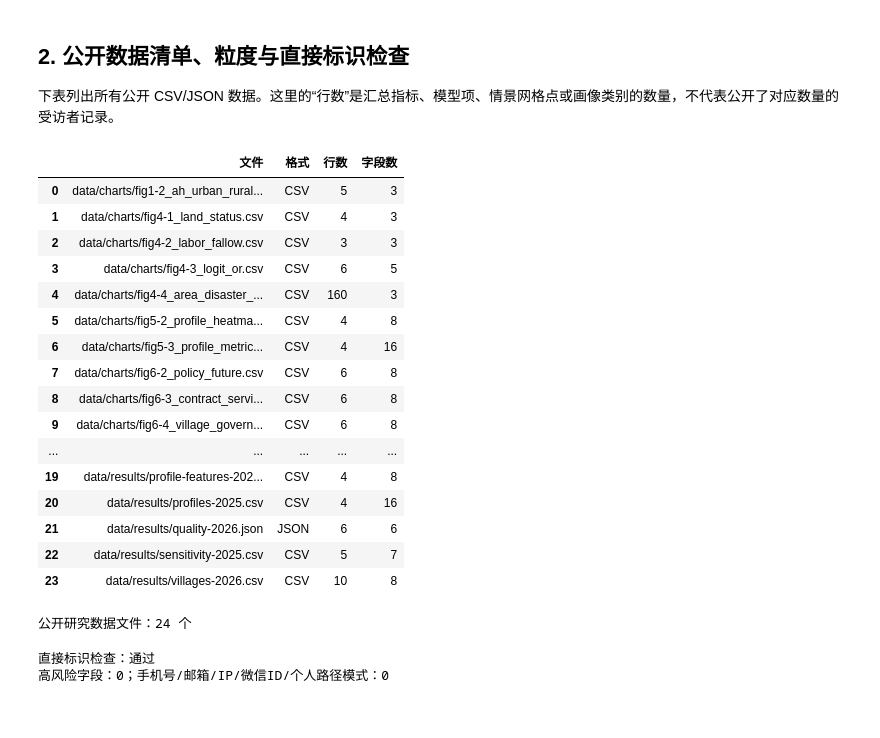
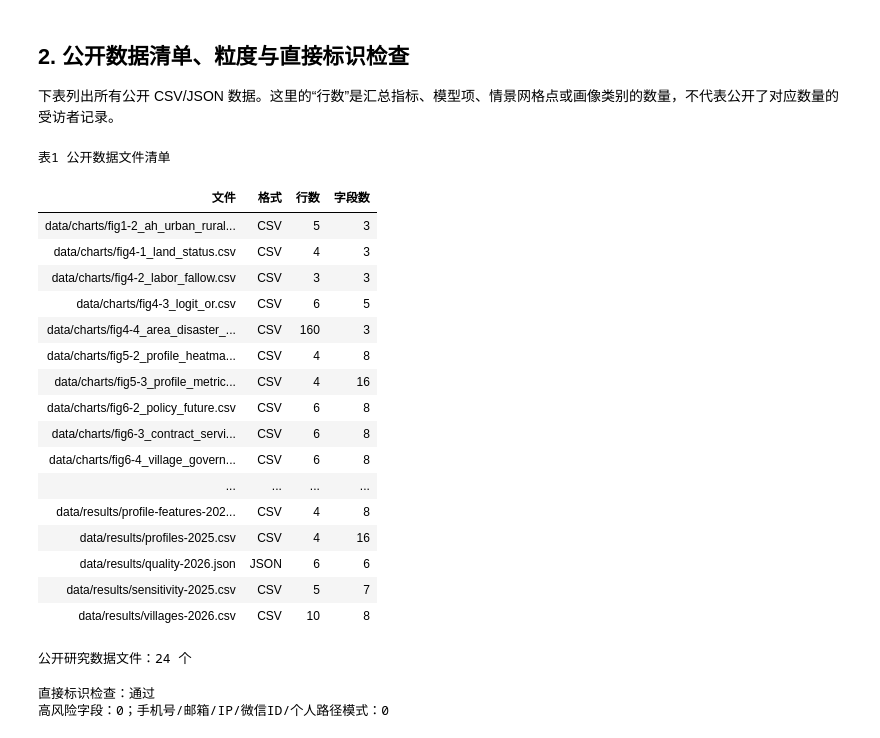
Before and after one commit to HNNUYUXUAN/anhui-rural-survey, a Jupyter notebook: notebooks/analysis.ipynb, the cells around one changed output. Saved outputs shown, nothing was run; the diff lists cells and outputs as text; code cells hidden in the pictures.

```diff
--- a/notebooks/analysis.ipynb
+++ b/notebooks/analysis.ipynb
@@ -59,50 +60,51 @@ pandas：3.0.6；NumPy：2.5.4
 # %%
 data_files = sorted(
     path for path in DATA_ROOT.rglob("*")
     if path.is_file() and path.suffix.lower() in {".csv", ".json"}
 )
 
 inventory = []
 for path in data_files:
     relative = path.relative_to(ROOT).as_posix()
     if path.suffix.lower() == ".csv":
         frame = pd.read_csv(path)
         inventory.append(
             {"文件": relative, "格式": "CSV", "行数": len(frame), "字段数": len(frame.columns)}
         )
     else:
         value = json.loads(path.read_text(encoding="utf-8-sig"))
         inventory.append(
             {
                 "文件": relative,
                 "格式": "JSON",
                 "行数": len(value) if hasattr(value, "__len__") else 1,
                 "字段数": len(value) if isinstance(value, dict) else np.nan,
             }
         )
 
 inventory_df = pd.DataFrame(inventory)
-display(inventory_df)
+show_table(inventory_df, "表1　公开数据文件清单")
 print(f"公开研究数据文件：{len(data_files)} 个")
 # %% [output]
+表1 公开数据文件清单
-|  | 文件 | 格式 | 行数 | 字段数 |
-| 0 | data/charts/fig1-2_ah_urban_rural... | CSV | 5 | 3 |
-| 1 | data/charts/fig4-1_land_status.csv | CSV | 4 | 3 |
-| 2 | data/charts/fig4-2_labor_fallow.csv | CSV | 3 | 3 |
-| 3 | data/charts/fig4-3_logit_or.csv | CSV | 6 | 5 |
-| 4 | data/charts/fig4-4_area_disaster_... | CSV | 160 | 3 |
-| 5 | data/charts/fig5-2_profile_heatma... | CSV | 4 | 8 |
-| 6 | data/charts/fig5-3_profile_metric... | CSV | 4 | 16 |
-| 7 | data/charts/fig6-2_policy_future.csv | CSV | 6 | 8 |
-| 8 | data/charts/fig6-3_contract_servi... | CSV | 6 | 8 |
-| 9 | data/charts/fig6-4_village_govern... | CSV | 6 | 8 |
-| ... | ... | ... | ... | ... |
-| 19 | data/results/profile-features-202... | CSV | 4 | 8 |
-| 20 | data/results/profiles-2025.csv | CSV | 4 | 16 |
-| 21 | data/results/quality-2026.json | JSON | 6 | 6 |
-| 22 | data/results/sensitivity-2025.csv | CSV | 5 | 7 |
-| 23 | data/results/villages-2026.csv | CSV | 10 | 8 |
+| 文件 | 格式 | 行数 | 字段数 |
+| data/charts/fig1-2_ah_urban_rural... | CSV | 5 | 3 |
+| data/charts/fig4-1_land_status.csv | CSV | 4 | 3 |
+| data/charts/fig4-2_labor_fallow.csv | CSV | 3 | 3 |
+| data/charts/fig4-3_logit_or.csv | CSV | 6 | 5 |
+| data/charts/fig4-4_area_disaster_... | CSV | 160 | 3 |
+| data/charts/fig5-2_profile_heatma... | CSV | 4 | 8 |
+| data/charts/fig5-3_profile_metric... | CSV | 4 | 16 |
+| data/charts/fig6-2_policy_future.csv | CSV | 6 | 8 |
+| data/charts/fig6-3_contract_servi... | CSV | 6 | 8 |
+| data/charts/fig6-4_village_govern... | CSV | 6 | 8 |
+| ... | ... | ... | ... |
+| data/results/profile-features-202... | CSV | 4 | 8 |
+| data/results/profiles-2025.csv | CSV | 4 | 16 |
+| data/results/quality-2026.json | JSON | 6 | 6 |
+| data/results/sensitivity-2025.csv | CSV | 5 | 7 |
+| data/results/villages-2026.csv | CSV | 10 | 8 |
-公开研究数据文件：24 个
+公开研究数据文件：24 个
 # %%
 risky_field_parts = {
     "姓名", "手机号", "联系电话", "身份证", "邮箱", "电子邮件",
```
Also changed, not shown: parts of 9 cells of this notebook, 14 other files.
